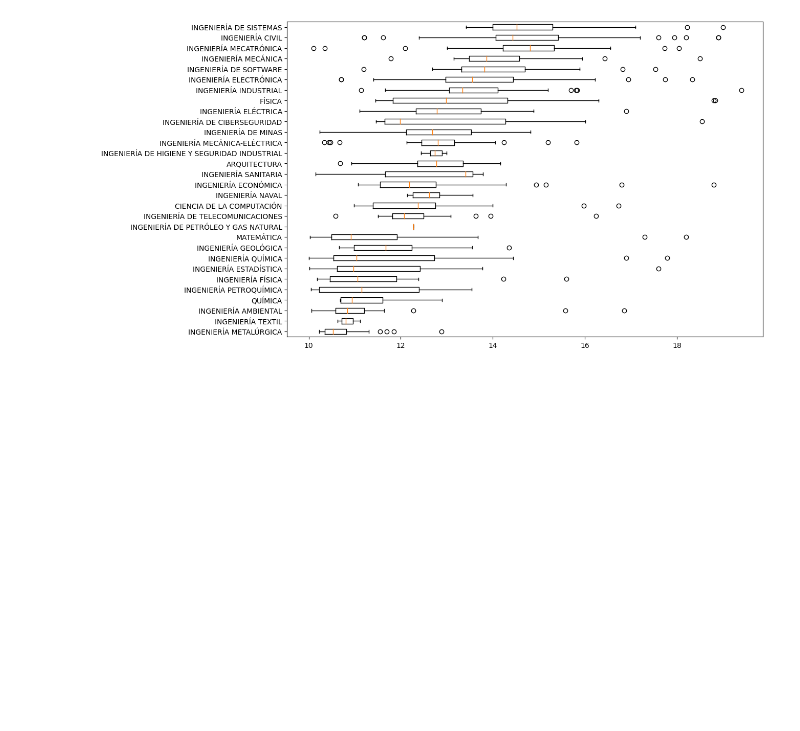
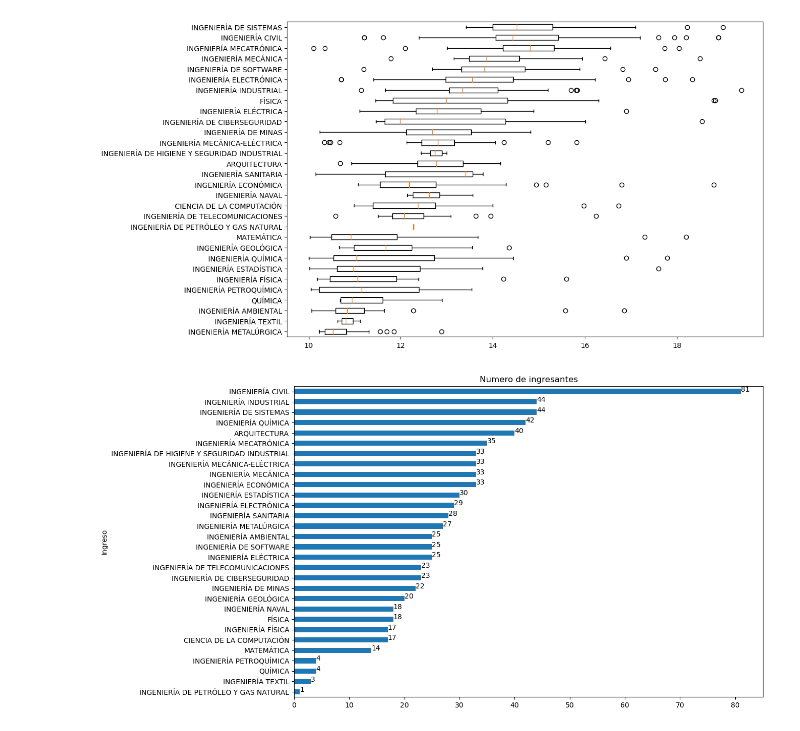
Before and after one commit to JBRICENO92/UNI_webScrapping, a Jupyter notebook: Santiago_Notebook.ipynb, the cells around one changed output. Drawn from its saved outputs; the diff is of its cells as text; code cells hidden in the pictures; blank space fills up the shorter version.

```diff
--- a/Santiago_Notebook.ipynb
+++ b/Santiago_Notebook.ipynb
@@ -173,3 +174,9 @@ plt.boxplot(data_vf, vert=False, labels=stats_por_carrera['Ingreso'])
   <matplotlib.lines.Line2D at 0x...>],
  'means': []}
 [figure]
+# %%
+Ingreso_df.groupby('Ingreso')['Codigo'].count().sort_values().plot(kind='barh',title='Numero de ingresantes',figsize=(12,8))
+for index, value in enumerate(Ingreso_df.groupby('Ingreso')['Codigo'].count().sort_values()):
+    plt.text(value, index, str(round(value, 2)))
+# %% [output]
+[figure, added]
```
Also changed, not shown: parts of 4 cells of this notebook.
